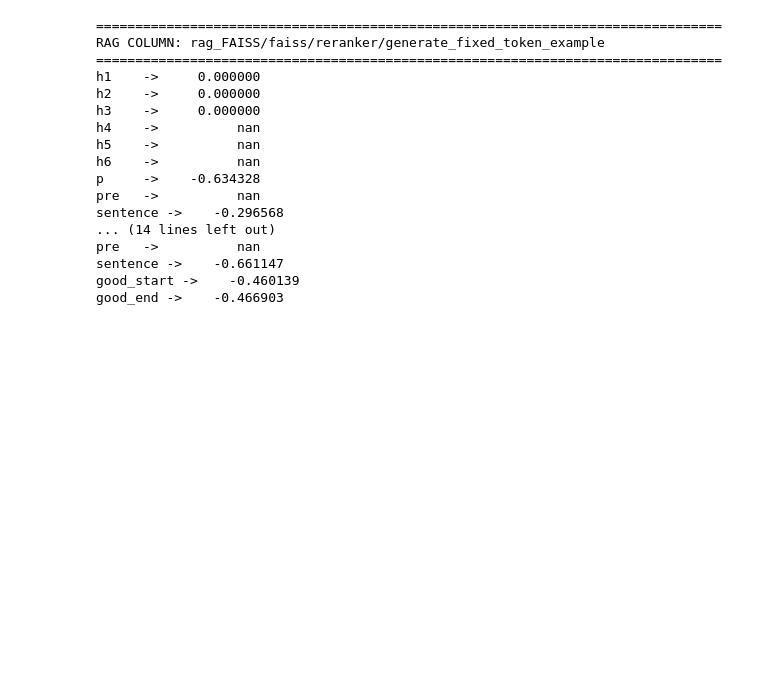
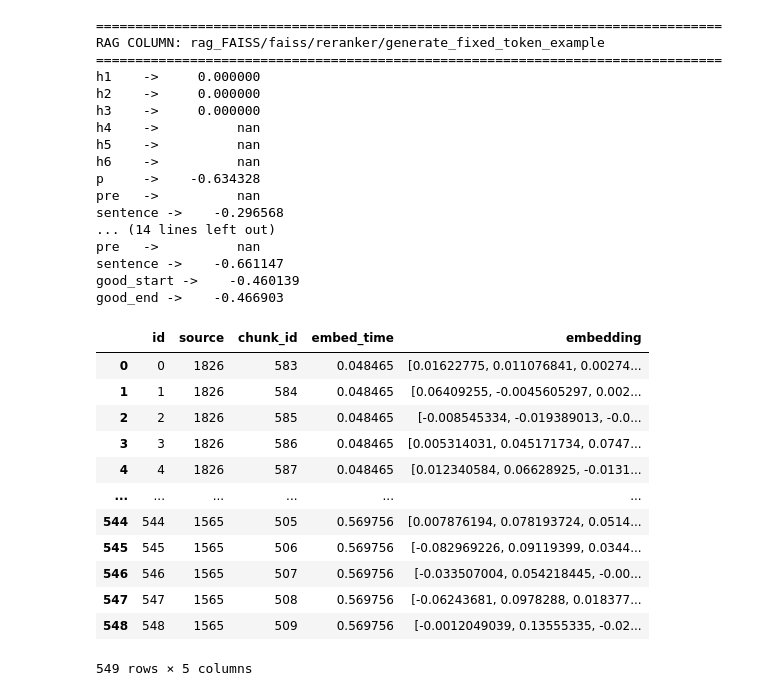
Before and after one commit to KunickiKarol/chunking_thesis, a Jupyter notebook: tmp.ipynb, the cells around one changed output. Cells and saved outputs as stored; diff of their text form; code cells hidden in the pictures; blank space fills up the shorter version.

```diff
--- a/tmp.ipynb
+++ b/tmp.ipynb
@@ -1392,0 +1526,16 @@ good_end ->    -0.466903
+# %%
+df
+# %% [output]
+|  | id | source | chunk_id | embed_time | embedding |
+| 0 | 0 | 1826 | 583 | 0.048465 | [0.01622775, 0.011076841, 0.00274... |
+| 1 | 1 | 1826 | 584 | 0.048465 | [0.06409255, -0.0045605297, 0.002... |
+| 2 | 2 | 1826 | 585 | 0.048465 | [-0.008545334, -0.019389013, -0.0... |
+| 3 | 3 | 1826 | 586 | 0.048465 | [0.005314031, 0.045171734, 0.0747... |
+| 4 | 4 | 1826 | 587 | 0.048465 | [0.012340584, 0.06628925, -0.0131... |
+| ... | ... | ... | ... | ... | ... |
+| 544 | 544 | 1565 | 505 | 0.569756 | [0.007876194, 0.078193724, 0.0514... |
+| 545 | 545 | 1565 | 506 | 0.569756 | [-0.082969226, 0.09119399, 0.0344... |
+| 546 | 546 | 1565 | 507 | 0.569756 | [-0.033507004, 0.054218445, -0.00... |
+| 547 | 547 | 1565 | 508 | 0.569756 | [-0.06243681, 0.0978288, 0.018377... |
+| 548 | 548 | 1565 | 509 | 0.569756 | [-0.0012049039, 0.13555335, -0.02... |
+549 rows × 5 columns
```
Also changed, not shown: parts of 6 cells of this notebook, 36 other files.
